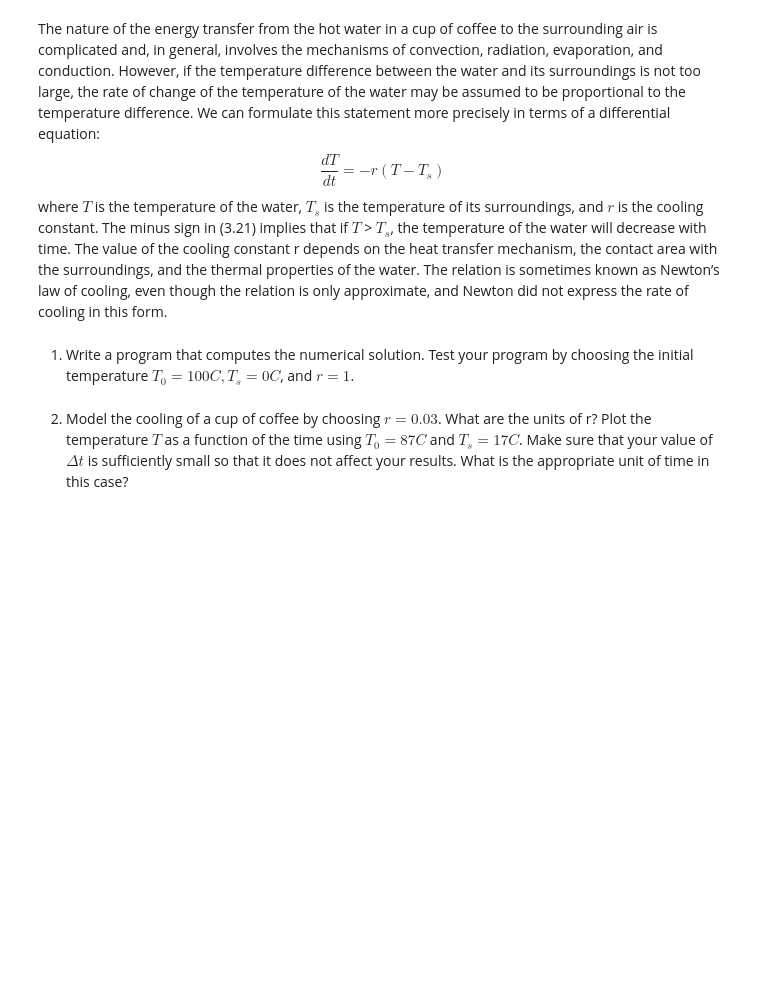
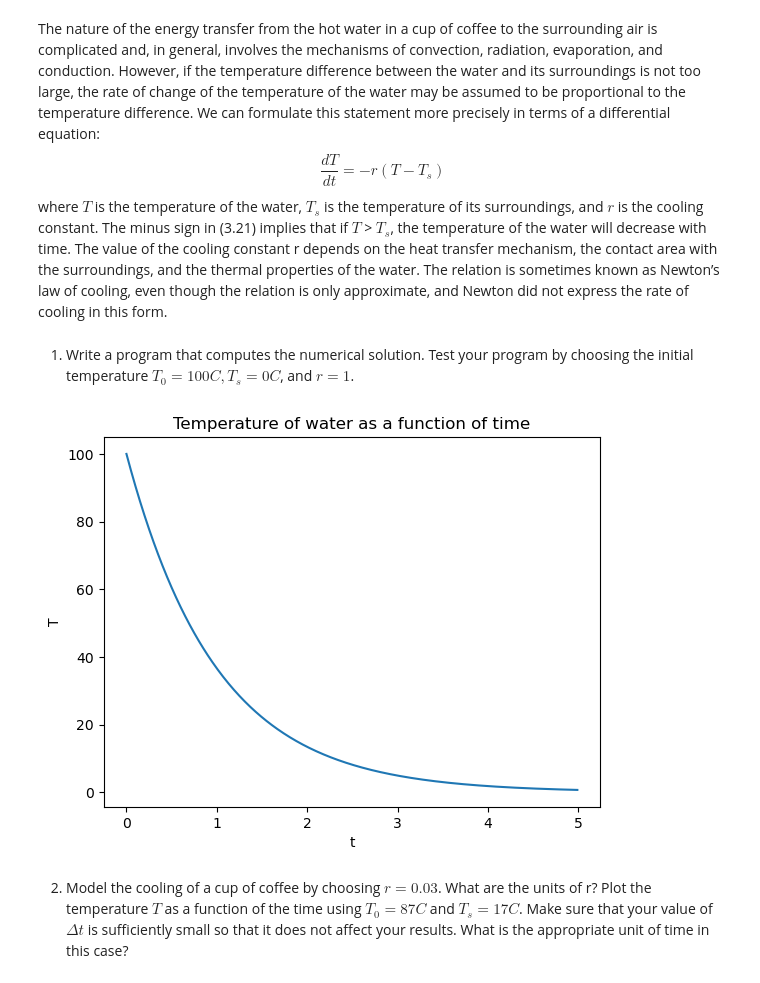
Before and after one commit to cake-dev/Simulation_class, a Jupyter notebook: Homework/hw_1_1.ipynb, the cells around one changed output. Saved outputs shown, nothing was run; the diff lists cells and outputs as text; code cells hidden in the pictures; blank space fills up the shorter version.

```diff
--- a/Homework/hw_1_1.ipynb
+++ b/Homework/hw_1_1.ipynb
@@ -240,5 +370,35 @@ $$
 where $T$ is the temperature of the water, $T_{s}$ is the temperature of its surroundings, and $r$ is the cooling constant. The minus sign in (3.21) implies that if $T$ > $T_{s}$, the temperature of the water will decrease with time. The value of the cooling constant r depends on the heat transfer mechanism, the contact area with the surroundings, and the thermal properties of the water. The relation is sometimes known as Newton’s law of cooling, even though the relation is only approximate, and Newton did not express the rate of cooling in this form.
 # %% [markdown]
 1. Write a program that computes the numerical solution. Test your program by choosing the initial temperature $T_{0} = 100C, T_{s} = 0C$, and $r = 1$.
+# %%
+class CoffeeCooling:
+    def __init__(self, T0, Ts, r, dt, t_values=[]):
+        self.T0 = T0
+        self.Ts = Ts
+        self.r = r
+        self.dt = dt
+        self.t_values = t_values
+        self.T_values = []
+
+    def euler(self):
+        T = self.T0
+        for t in self.t_values:
+            self.T_values.append(T)
+            T += -self.r * (T - self.Ts) * self.dt
+
+    def plot(self, title='Temperature of water as a function of time'):
+        plt.figure()
+        plt.plot(self.t_values, self.T_values)
+        plt.xlabel('t')
+        plt.ylabel('T')
+        plt.title(title)
+        plt.show()
+
+# use the class
+cc = CoffeeCooling(100, 0, 1, 0.01, np.arange(0, 5, 0.01))
+cc.euler()
+cc.plot()
+# %% [output]
+[figure, added]
 # %% [markdown]
 2. Model the cooling of a cup of coffee by choosing $r = 0.03$. What are the units of r? Plot the temperature $T$ as a function of the time using $T_{0} = 87C$ and $T_{s} = 17C$. Make sure that your value of $\Delta t$ is sufficiently small so that it does not affect your results. What is the appropriate unit of time in this case?
```
Also changed, not shown: parts of 10 cells of this notebook, 4 other files.
